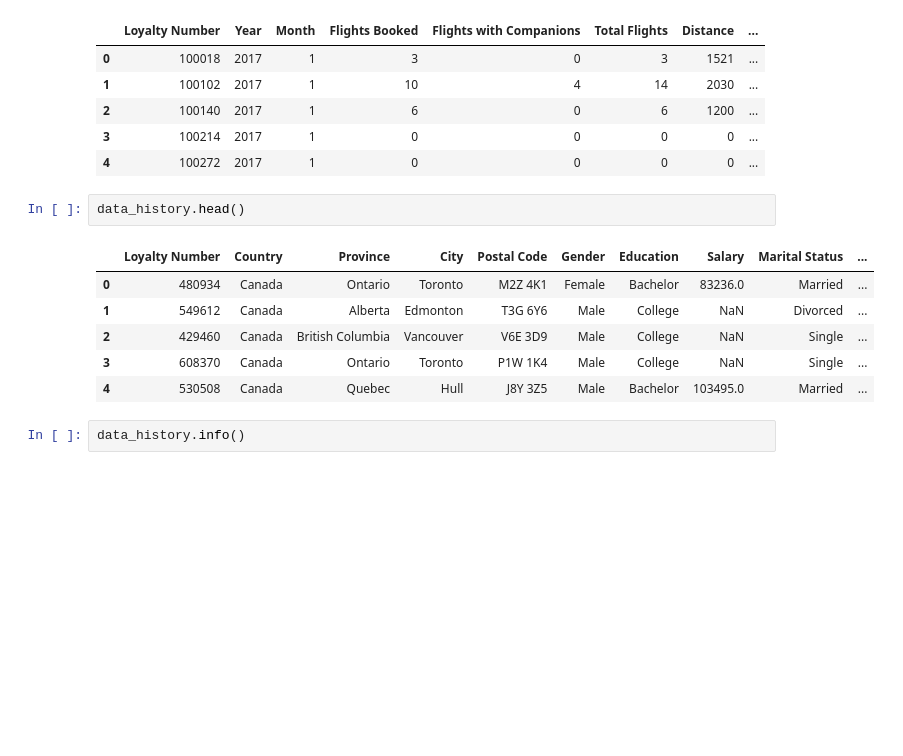
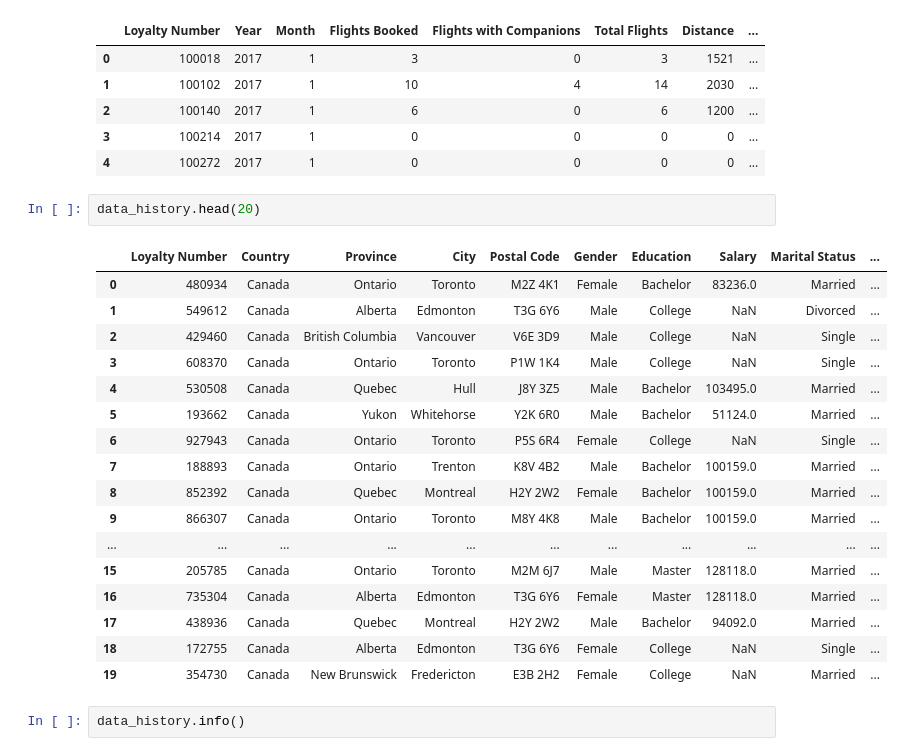
Before and after one commit to djalmarodriguess/Analise_Campanha_de_Marketing, a Jupyter notebook: main.ipynb, the cells around one changed output. Cells and saved outputs as stored; diff of their text form; blank space fills up the shorter version.

```diff
--- a/main.ipynb
+++ b/main.ipynb
@@ -35,14 +34,25 @@ data_flight.head()
 | 3 | 100214 | 2017 | 1 | 0 | 0 | 0 | 0 | ... |
 | 4 | 100272 | 2017 | 1 | 0 | 0 | 0 | 0 | ... |
 # %%
-data_history.head()
+data_history.head(20)
 # %% [output]
 |  | Loyalty Number | Country | Province | City | Postal Code | Gender | Education | Salary | Marital Status | ... |
 | 0 | 480934 | Canada | Ontario | Toronto | M2Z 4K1 | Female | Bachelor | 83236.0 | Married | ... |
 | 1 | 549612 | Canada | Alberta | Edmonton | T3G 6Y6 | Male | College | NaN | Divorced | ... |
 | 2 | 429460 | Canada | British Columbia | Vancouver | V6E 3D9 | Male | College | NaN | Single | ... |
 | 3 | 608370 | Canada | Ontario | Toronto | P1W 1K4 | Male | College | NaN | Single | ... |
 | 4 | 530508 | Canada | Quebec | Hull | J8Y 3Z5 | Male | Bachelor | 103495.0 | Married | ... |
+| 5 | 193662 | Canada | Yukon | Whitehorse | Y2K 6R0 | Male | Bachelor | 51124.0 | Married | ... |
+| 6 | 927943 | Canada | Ontario | Toronto | P5S 6R4 | Female | College | NaN | Single | ... |
+| 7 | 188893 | Canada | Ontario | Trenton | K8V 4B2 | Male | Bachelor | 100159.0 | Married | ... |
+| 8 | 852392 | Canada | Quebec | Montreal | H2Y 2W2 | Female | Bachelor | 100159.0 | Married | ... |
+| 9 | 866307 | Canada | Ontario | Toronto | M8Y 4K8 | Male | Bachelor | 100159.0 | Married | ... |
+| ... | ... | ... | ... | ... | ... | ... | ... | ... | ... | ... |
+| 15 | 205785 | Canada | Ontario | Toronto | M2M 6J7 | Male | Master | 128118.0 | Married | ... |
+| 16 | 735304 | Canada | Alberta | Edmonton | T3G 6Y6 | Female | Master | 128118.0 | Married | ... |
+| 17 | 438936 | Canada | Quebec | Montreal | H2Y 2W2 | Male | Bachelor | 94092.0 | Married | ... |
+| 18 | 172755 | Canada | Alberta | Edmonton | T3G 6Y6 | Female | College | NaN | Single | ... |
+| 19 | 354730 | Canada | New Brunswick | Fredericton | E3B 2H2 | Female | College | NaN | Married | ... |
 # %%
 data_history.info()
 # %% [output]
```
Also changed, not shown: parts of 18 cells of this notebook.
